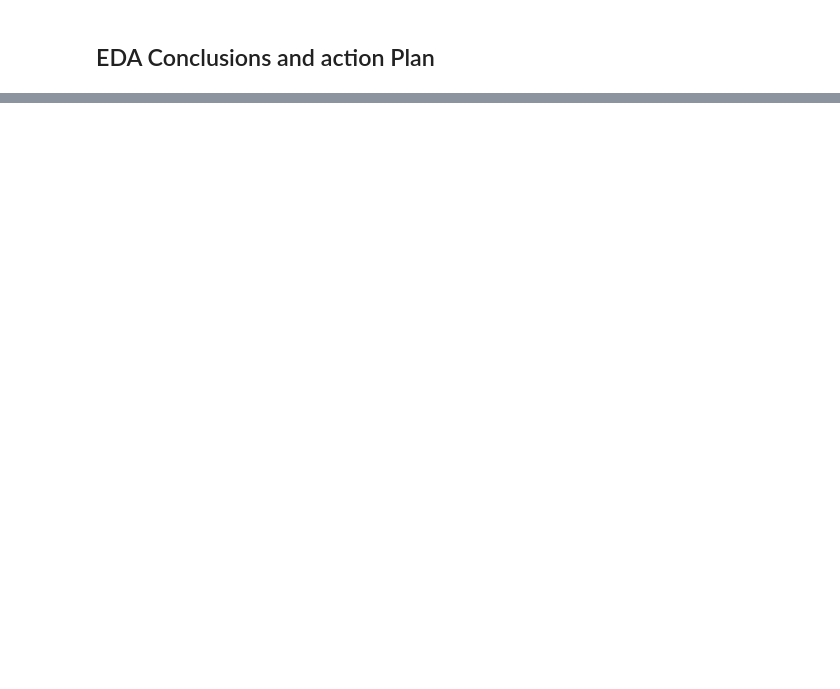
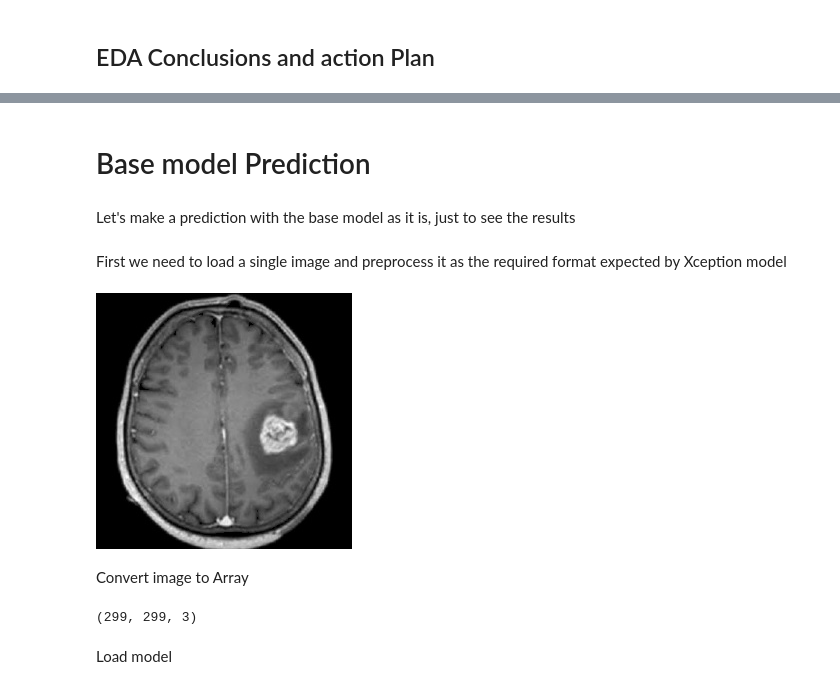
Before and after one commit to Maxkaizo/mlzoomcamp_cp1, a Jupyter notebook: notebook.ipynb, the cells around one changed output, grey strips where cells are left out. Cells and saved outputs as stored; diff of their text form; code cells hidden in the pictures; blank space fills up the shorter version.

```diff
--- a/notebook.ipynb
+++ b/notebook.ipynb
@@ -290,0 +372,6 @@ Starting from the most evident characteristics and delving deeper, we can conclu
+# %% [markdown]
+# Base model Prediction
+# %% [markdown]
+Let's make a prediction with the base model as it is, just to see the results
+# %% [markdown]
+First we need to load a single image and preprocess it as the required format expected by Xception model
@@ -290,0 +380,7 @@ Starting from the most evident characteristics and delving deeper, we can conclu
+# %%
+path = 'Dataset/train/mri_tumor'
+name = 'tumor (25).jpg'
+fullname = f'{path}/{name}'
+load_img(fullname)
+# %% [output]
+[figure, added]
@@ -290,0 +389,2 @@ Starting from the most evident characteristics and delving deeper, we can conclu
+# %% [markdown]
+Convert image to Array
@@ -290,0 +394,7 @@ Starting from the most evident characteristics and delving deeper, we can conclu
+# %%
+x = np.array(img)
+x.shape
+# %% [output]
+(299, 299, 3)
+# %% [markdown]
+Load model
```
Also changed, not shown: parts of 27 cells of this notebook.
